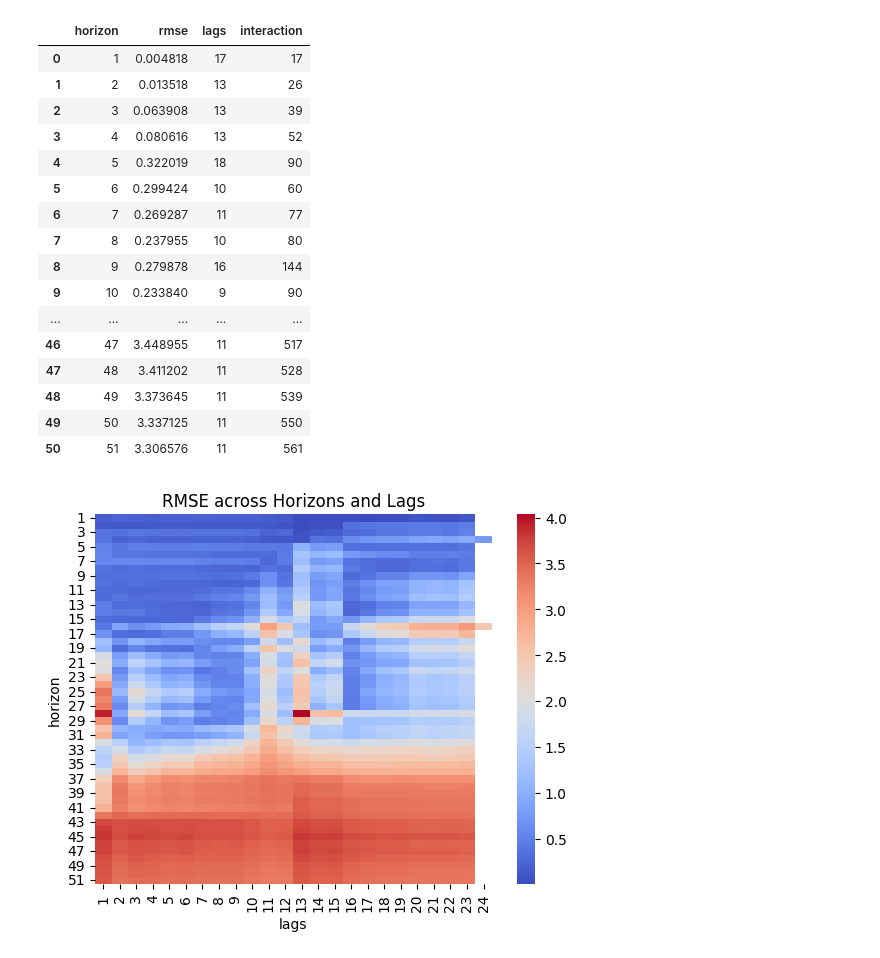
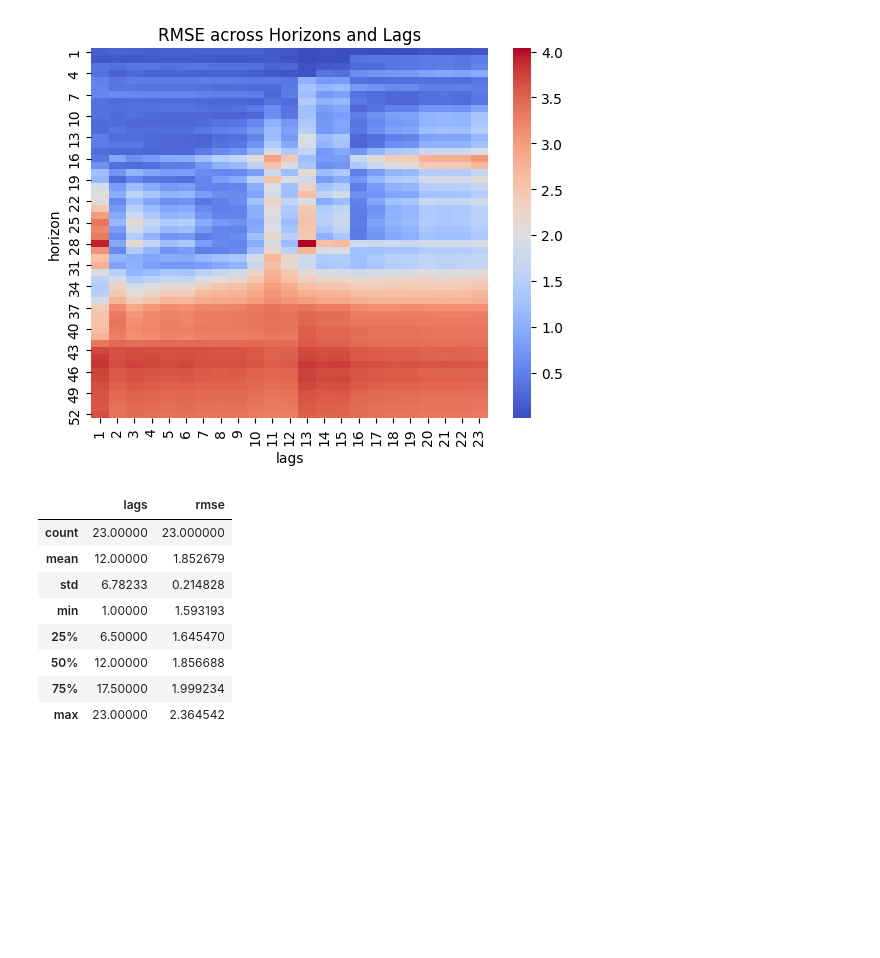
Before and after one commit to JawandS/macroeconvue, a Jupyter notebook: modeling/modeling/ar.ipynb, the cells around one changed output. Cells and saved outputs as stored; diff of their text form; code cells hidden in the pictures; blank space fills up the shorter version.

Commit message:
fix AR data

```diff
--- a/modeling/modeling/ar.ipynb
+++ b/modeling/modeling/ar.ipynb
@@ -103,7 +91,7 @@ print(model.summary())
 min_rmse = data.groupby('horizon')['rmse'].min().reset_index()
 # Merge with original data to get the context window
 min_rmse = min_rmse.merge(data, on=['horizon', 'rmse'])
-min_rmse
+# min_rmse
 # %% [output]
                             OLS Regression Results
 ==============================================================================
@@ -124,19 +112,19 @@ Notes:
 strong multicollinearity or other numerical problems.
-|  | horizon | rmse | lags | interaction |
-| 0 | 1 | 0.004818 | 17 | 17 |
-| 1 | 2 | 0.013518 | 13 | 26 |
-| 2 | 3 | 0.063908 | 13 | 39 |
-| 3 | 4 | 0.080616 | 13 | 52 |
-| 4 | 5 | 0.322019 | 18 | 90 |
-| 5 | 6 | 0.299424 | 10 | 60 |
-| 6 | 7 | 0.269287 | 11 | 77 |
-| 7 | 8 | 0.237955 | 10 | 80 |
-| 8 | 9 | 0.279878 | 16 | 144 |
-| 9 | 10 | 0.233840 | 9 | 90 |
-| ... | ... | ... | ... | ... |
-| 46 | 47 | 3.448955 | 11 | 517 |
-| 47 | 48 | 3.411202 | 11 | 528 |
-| 48 | 49 | 3.373645 | 11 | 539 |
-| 49 | 50 | 3.337125 | 11 | 550 |
-| 50 | 51 | 3.306576 | 11 | 561 |
-[figure, old version]
+[figure, new version]
+# %%
+import pandas as pd
+data = pd.read_csv("ar.csv")[["horizon", "lags", "rmse"]]
+
+# Average RMSE accross all horizons for each lag
+avg_rmse = data.groupby('lags')['rmse'].mean().reset_index()
+avg_rmse.describe()
+# %% [output]
+|  | lags | rmse |
+| count | 23.00000 | 23.000000 |
+| mean | 12.00000 | 1.852679 |
+| std | 6.78233 | 0.214828 |
+| min | 1.00000 | 1.593193 |
+| 25% | 6.50000 | 1.645470 |
+| 50% | 12.00000 | 1.856688 |
+| 75% | 17.50000 | 1.999234 |
+| max | 23.00000 | 2.364542 |
```
Also changed, not shown: parts of 4 cells of this notebook, 3 other files.
